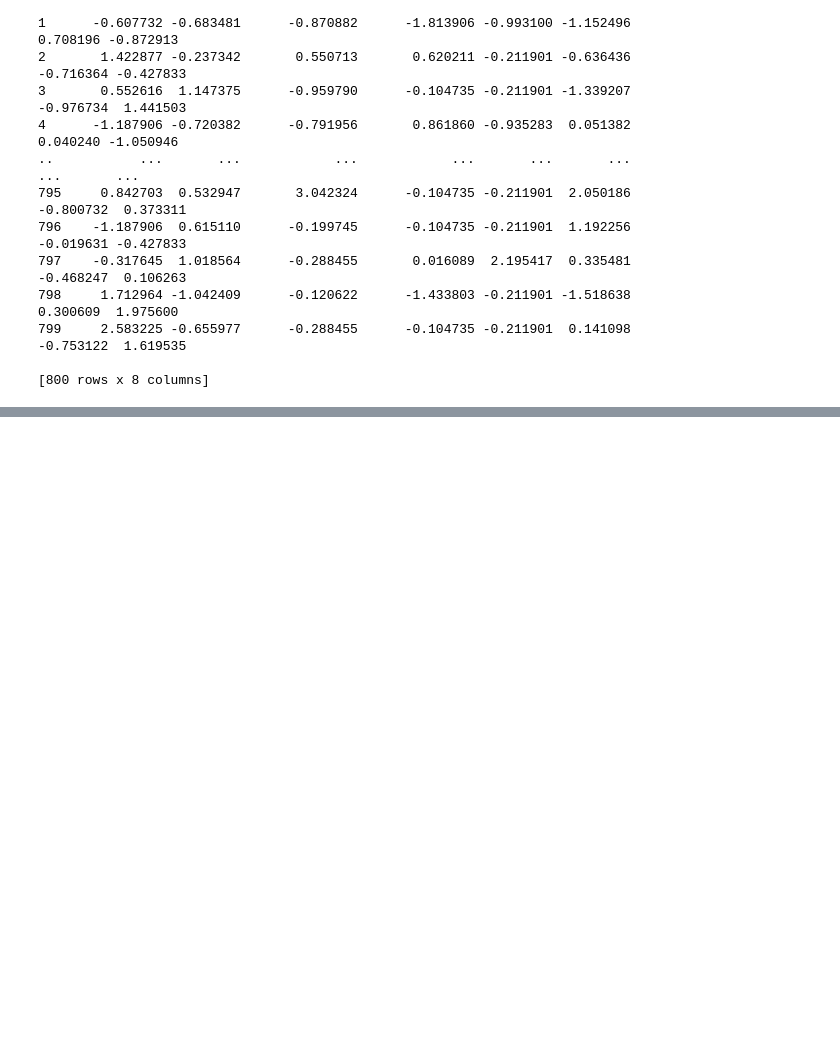
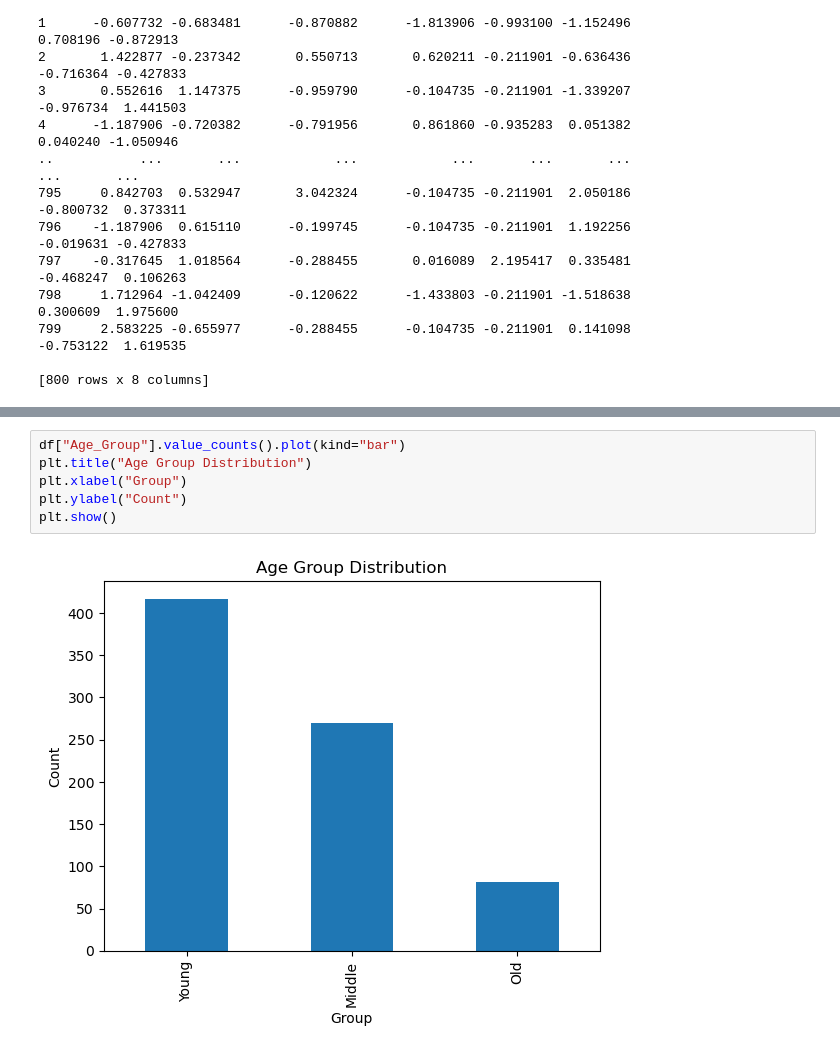
Before and after one commit to hongyen-oss/Diabetes-Prediction, a Jupyter notebook: Notebooks/Data_Preprocessing .ipynb, the cells around one changed output, grey strips where cells are left out. Drawn from its saved outputs; the diff is of its cells as text; blank space fills up the shorter version.

```diff
--- a/Notebooks/Data_Preprocessing .ipynb
+++ b/Notebooks/Data_Preprocessing .ipynb
@@ -229,0 +322,8 @@ print(X_train_df)
+# %%
+df["Age_Group"].value_counts().plot(kind="bar")
+plt.title("Age Group Distribution")
+plt.xlabel("Group")
+plt.ylabel("Count")
+plt.show()
+# %% [output]
+[figure, added]
```
Also changed, not shown: parts of 20 cells of this notebook.
